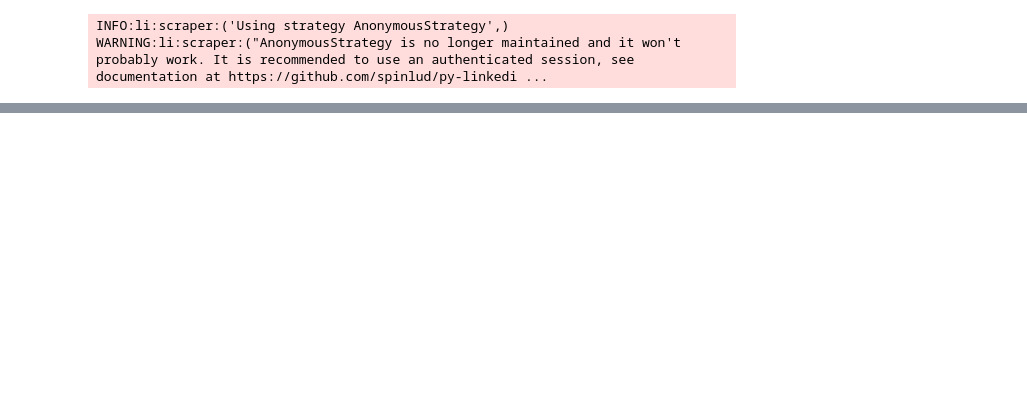
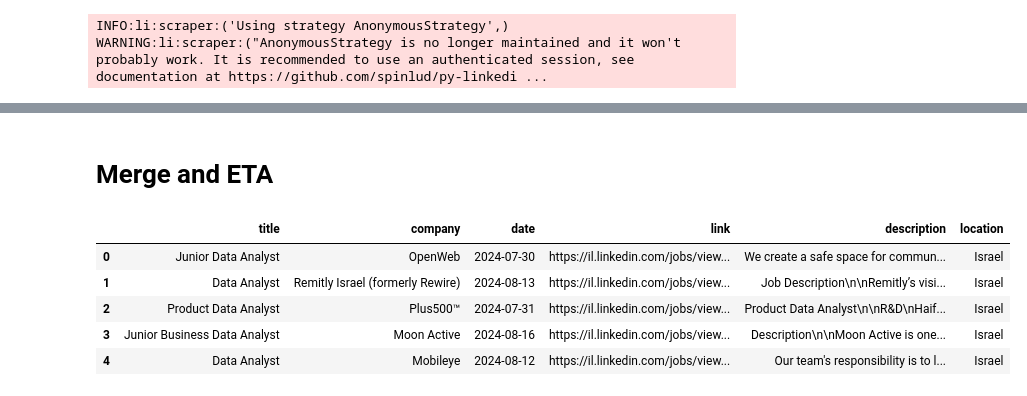
Before and after one commit to arielwendichansky/LinkedIn_analysis, a Jupyter notebook: linkedin_project.ipynb, the cells around one changed output, grey strips where cells are left out. Drawn from its saved outputs; the diff is of its cells as text; code cells hidden in the pictures; blank space fills up the shorter version.

```diff
--- a/linkedin_project.ipynb
+++ b/linkedin_project.ipynb
@@ -116,0 +194,14 @@ df
+# %% [markdown]
+# Merge and ETA
+# %%
+# Reading data from Israel and adding location column
+df_israel = pd.read_csv('linkedin_jobs_Israel.csv')
+df_israel['location'] = 'Israel'
+df_israel.head()
+# %% [output]
+|  | title | company | date | link | description | location |
+| 0 | Junior Data Analyst | OpenWeb | 2024-07-30 | https://il.linkedin.com/jobs/view... | We create a safe space for commun... | Israel |
+| 1 | Data Analyst | Remitly Israel (formerly Rewire) | 2024-08-13 | https://il.linkedin.com/jobs/view... | Job Description\n\nRemitly’s visi... | Israel |
+| 2 | Product Data Analyst | Plus500™ | 2024-07-31 | https://il.linkedin.com/jobs/view... | Product Data Analyst\n\nR&D\nHaif... | Israel |
+| 3 | Junior Business Data Analyst | Moon Active | 2024-08-16 | https://il.linkedin.com/jobs/view... | Description\n\nMoon Active is one... | Israel |
+| 4 | Data Analyst | Mobileye | 2024-08-12 | https://il.linkedin.com/jobs/view... | Our team's responsibility is to l... | Israel |
```
Also changed, not shown: parts of 26 cells of this notebook.
